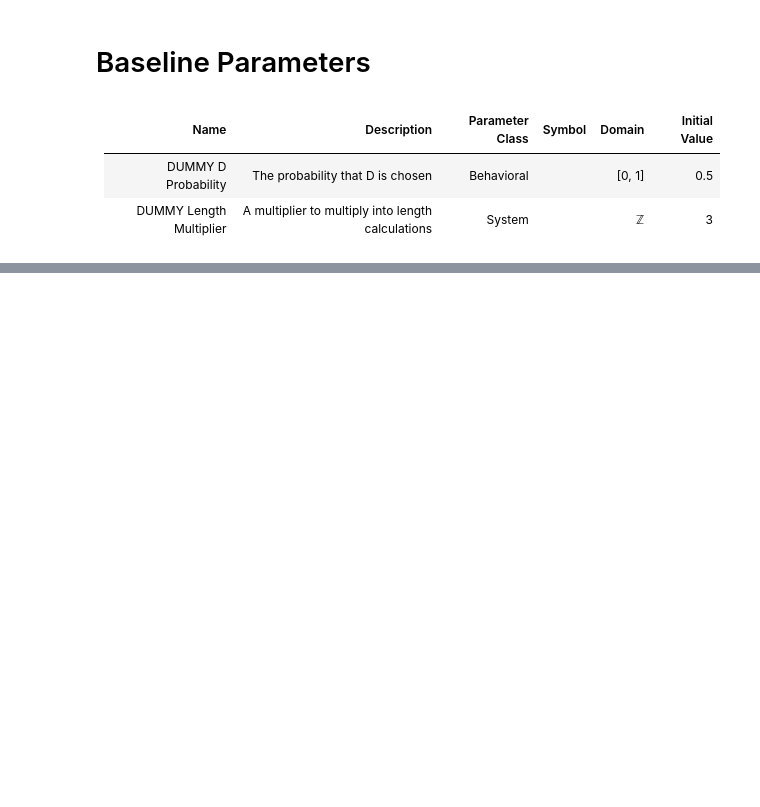
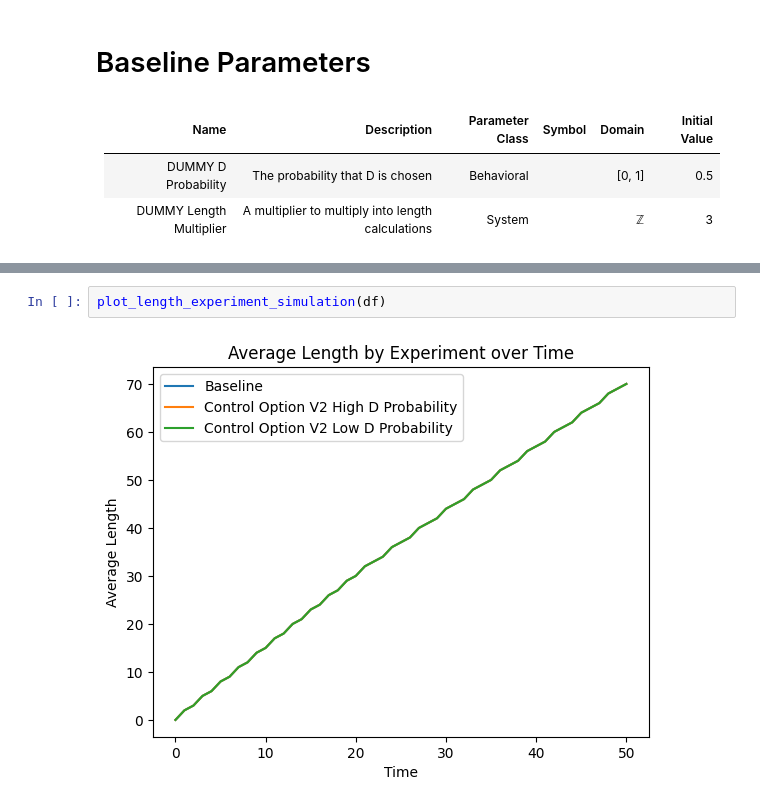
Before and after one commit to BlockScience/MSML-Template, a Jupyter notebook: notebooks/Experiment Simulations.ipynb, the cells around one changed output, grey strips where cells are left out. Drawn from its saved outputs; the diff is of its cells as text; blank space fills up the shorter version.

```diff
--- a/notebooks/Experiment Simulations.ipynb
+++ b/notebooks/Experiment Simulations.ipynb
@@ -90,0 +91,4 @@ Control Option V2 Low D Probability                0.016           0.292
+# %%
+plot_length_experiment_simulation(df)
+# %% [output]
+[figure, added]
```
Also changed, not shown: parts of 3 cells of this notebook, 5 other files.
